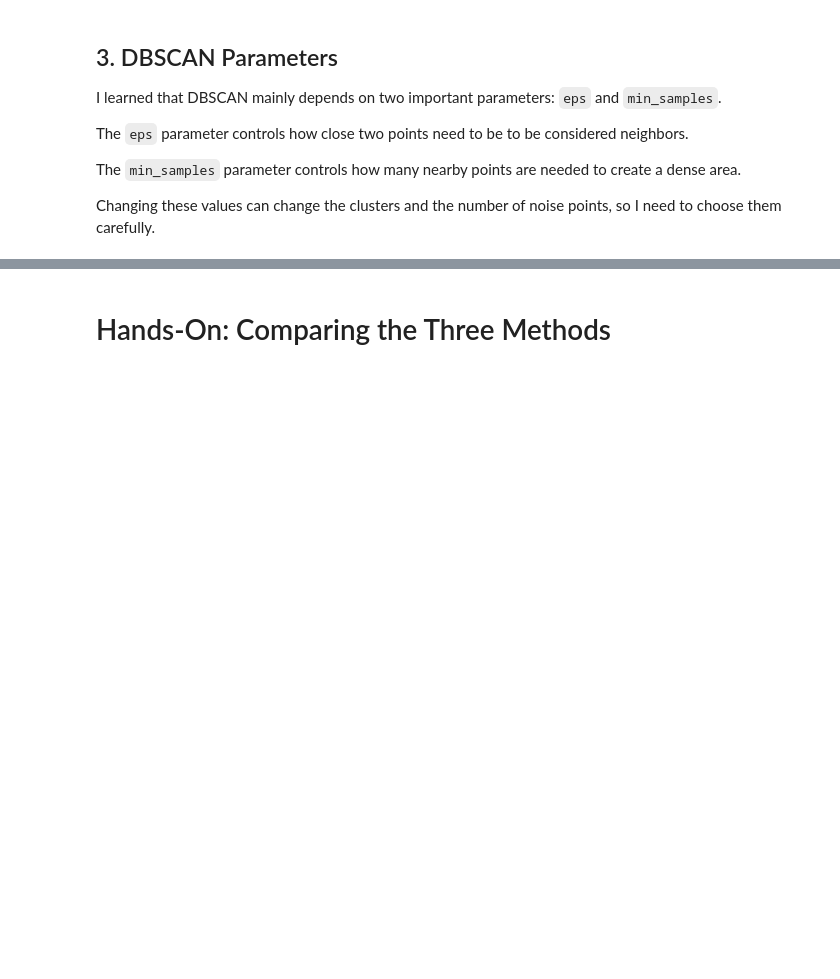
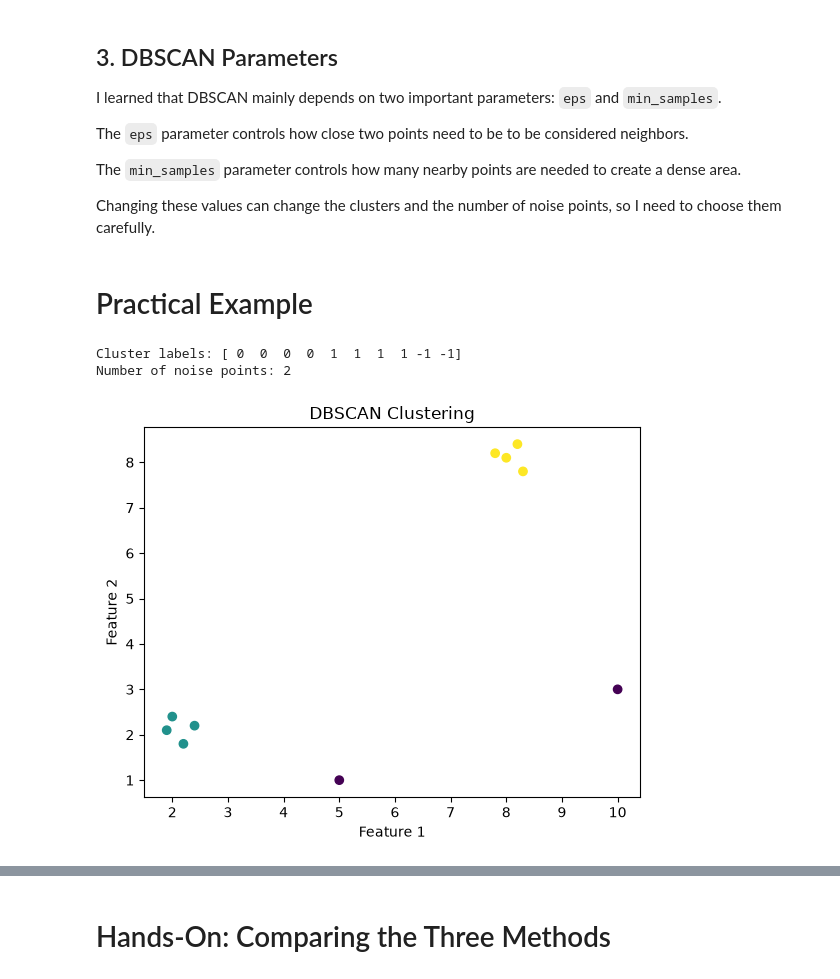
Before and after one commit to Aya-maali/BinX-AI-ML, a Jupyter notebook: Week5/Day2/DBSCAN_Hierarchical_Clustering.ipynb, the cells around one changed output, grey strips where cells are left out. Cells and saved outputs as stored; diff of their text form; code cells hidden in the pictures; blank space fills up the shorter version.

```diff
--- a/Week5/Day2/DBSCAN_Hierarchical_Clustering.ipynb
+++ b/Week5/Day2/DBSCAN_Hierarchical_Clustering.ipynb
@@ -48,12 +48,50 @@ The `eps` parameter controls how close two points need to be to be considered ne
 The `min_samples` parameter controls how many nearby points are needed to create a dense area.
 
 Changing these values can change the clusters and the number of noise points, so I need to choose them carefully.
+# %% [markdown]
+# Practical Example
 # %%
+import numpy as np
+import matplotlib.pyplot as plt
 from sklearn.cluster import DBSCAN
 
-model = DBSCAN(
-    eps=0.5,
-    min_samples=4
-)
+# Create two groups of points manually.
+# The first group is around (2, 2), and the second group is around (8, 8).
+# We also add a few isolated points that should behave like noise.
+X = np.array([
+    [1.9, 2.1], [2.2, 1.8], [2.0, 2.4], [2.4, 2.2],
+    [8.0, 8.1], [8.3, 7.8], [7.8, 8.2], [8.2, 8.4],
 
-labels = model.fit_predict(X)
+    # These points are far from the dense groups.
+    # DBSCAN may classify them as noise.
+    [5.0, 1.0],
+    [10.0, 3.0]
+])
+
+# eps controls the neighborhood size.
+# min_samples means that a point needs enough nearby points
+# to be considered part of a dense region.
+dbscan = DBSCAN(eps=0.6, min_samples=3)
+
+# fit_predict() finds the clusters and returns a label for each point.
+labels = dbscan.fit_predict(X)
+
+print("Cluster labels:", labels)
+
+# DBSCAN uses -1 to represent noise/outlier points.
+noise_count = np.sum(labels == -1)
+
+print("Number of noise points:", noise_count)
+
+# Visualize the result.
+plt.scatter(X[:, 0], X[:, 1], c=labels)
+
+plt.xlabel("Feature 1")
+plt.ylabel("Feature 2")
+plt.title("DBSCAN Clustering")
+
+plt.show()
+# %% [output]
+Cluster labels: [ 0  0  0  0  1  1  1  1 -1 -1]
+Number of noise points: 2
+[figure, added]
```
Also changed, not shown: parts of 15 cells of this notebook, 1 other file.
